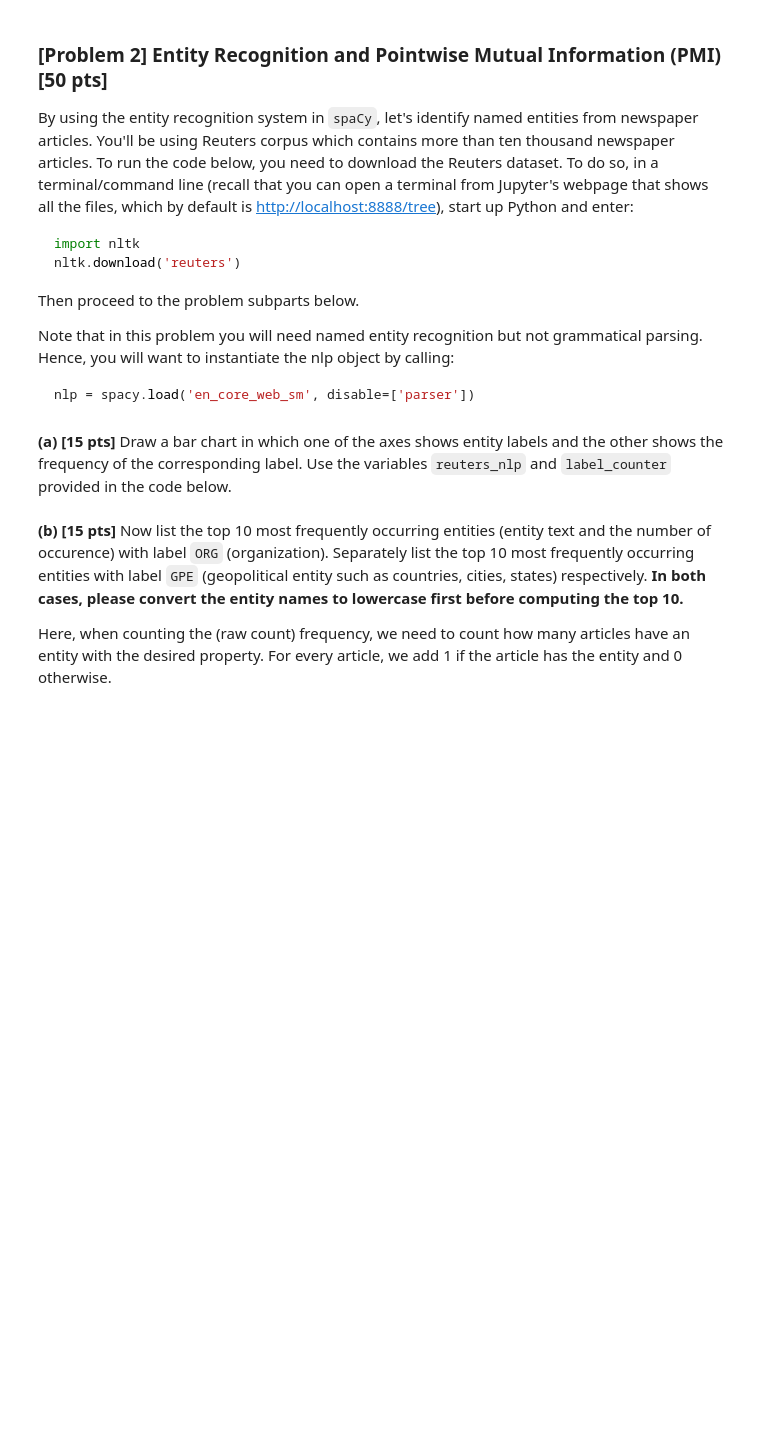
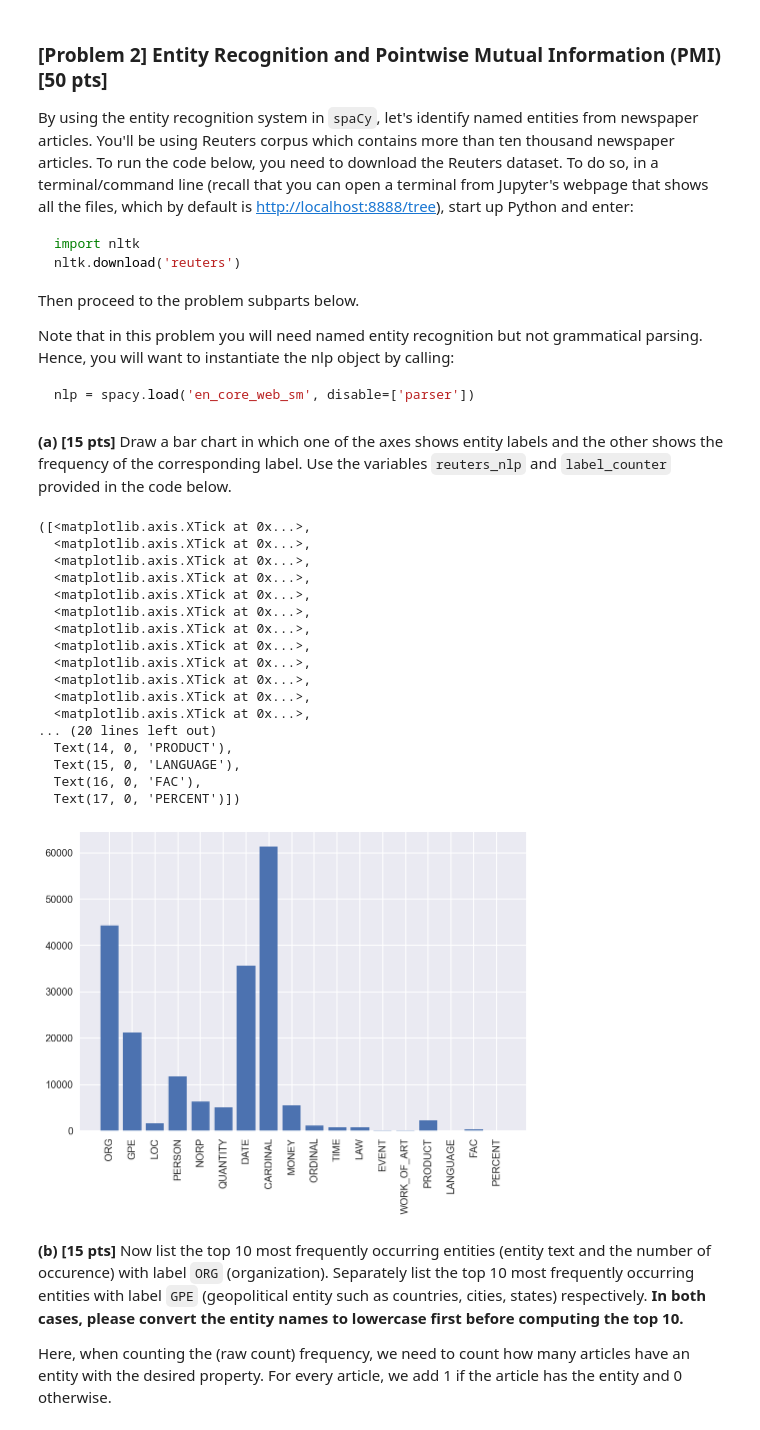
Before and after one commit to kirtiman24/Identification-of-relationship-between-entities, a Jupyter notebook: HW1.ipynb, the cells around one changed output. Saved outputs shown, nothing was run; the diff lists cells and outputs as text; code cells hidden in the pictures; blank space fills up the shorter version.

```diff
--- a/HW1.ipynb
+++ b/HW1.ipynb
@@ -198,19 +368,48 @@ nlp = spacy.load('en_core_web_sm', disable=['parser'])
 # %% [markdown]
 **(a) [15 pts]** Draw a bar chart in which one of the axes shows entity labels and the other shows the frequency of the corresponding label. Use the variables `reuters_nlp` and `label_counter` provided in the code below.
 # %%
+#import nltk
+#nltk.download('reuters')
 import matplotlib.pyplot as plt
 from collections import Counter
 from nltk.corpus import reuters
 import re
 import spacy
-nlp = spacy.load('en_core_web_sm', disable=['parser', 'tagger'])
+nlp = spacy.load('en_core_web_sm', disable=['parser'])
 reuters_fileids = reuters.fileids()  # hint: when first debugging, consider looking at just the first few
 reuters_nlp = [nlp(re.sub('\s+',' ', reuters.raw(i)).strip()) for i in reuters_fileids]
 label_counter = Counter()
 
+#print(type(reuters_nlp))
 ########################################################################
 ######################### Write your code here #########################
 ########################################################################
+for article in reuters_nlp:
+    label_list = [ent.label_ for ent in article.ents]
+    label_counter.update(label_list)
+labels = [item[0] for item in label_counter.items()]
+label_count = [item[1] for item in label_counter.items()]
+plt.bar(range(len(labels)), label_count)
+plt.xticks(range(len(labels)),labels, rotation=90)
+# %% [output]
+([<matplotlib.axis.XTick at 0x...>,
+  <matplotlib.axis.XTick at 0x...>,
+  <matplotlib.axis.XTick at 0x...>,
+  <matplotlib.axis.XTick at 0x...>,
+  <matplotlib.axis.XTick at 0x...>,
+  <matplotlib.axis.XTick at 0x...>,
+  <matplotlib.axis.XTick at 0x...>,
+  <matplotlib.axis.XTick at 0x...>,
+  <matplotlib.axis.XTick at 0x...>,
+  <matplotlib.axis.XTick at 0x...>,
+  <matplotlib.axis.XTick at 0x...>,
+  <matplotlib.axis.XTick at 0x...>,
+... (20 lines left out)
+  Text(14, 0, 'PRODUCT'),
+  Text(15, 0, 'LANGUAGE'),
+  Text(16, 0, 'FAC'),
+  Text(17, 0, 'PERCENT')])
+[figure, added]
 # %% [markdown]
 **(b) [15 pts]** Now list the top 10 most frequently occurring entities (entity text and the number of occurence) with label `ORG` (organization). Separately list the top 10 most frequently occurring entities with label `GPE` (geopolitical entity such as countries, cities, states) respectively. **In both cases, please convert the entity names to lowercase first before computing the top 10.**
 
```
Also changed, not shown: parts of 24 cells of this notebook.
